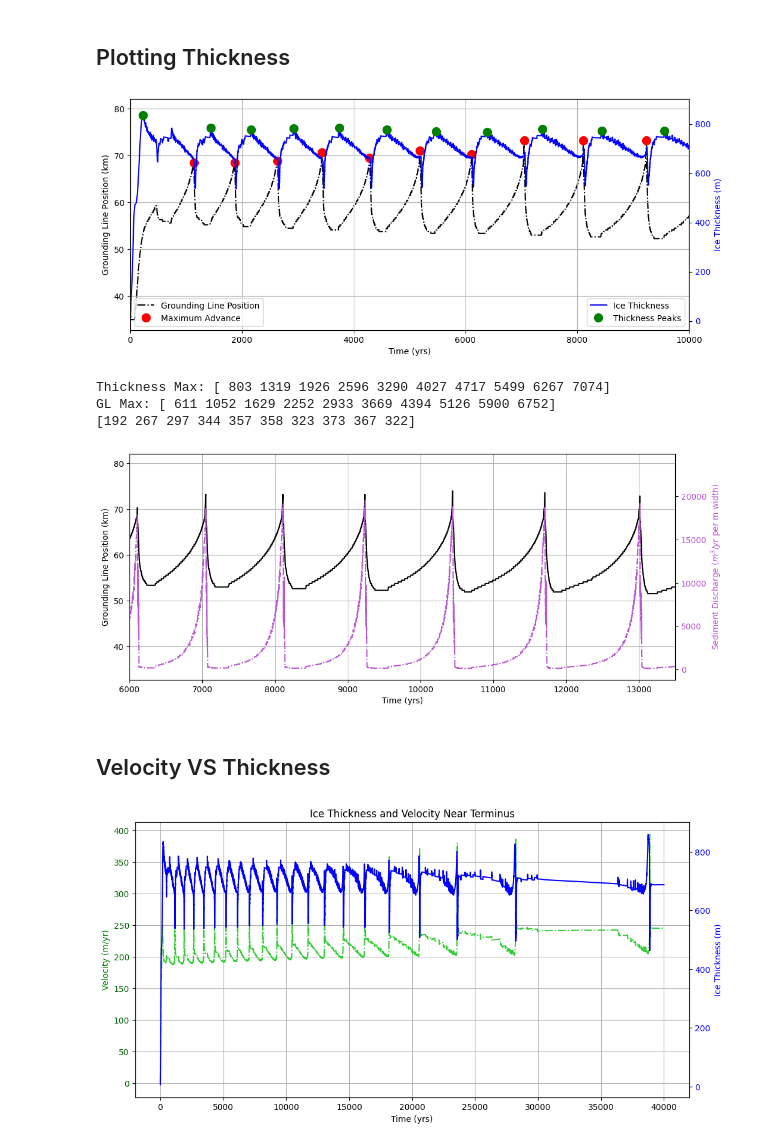
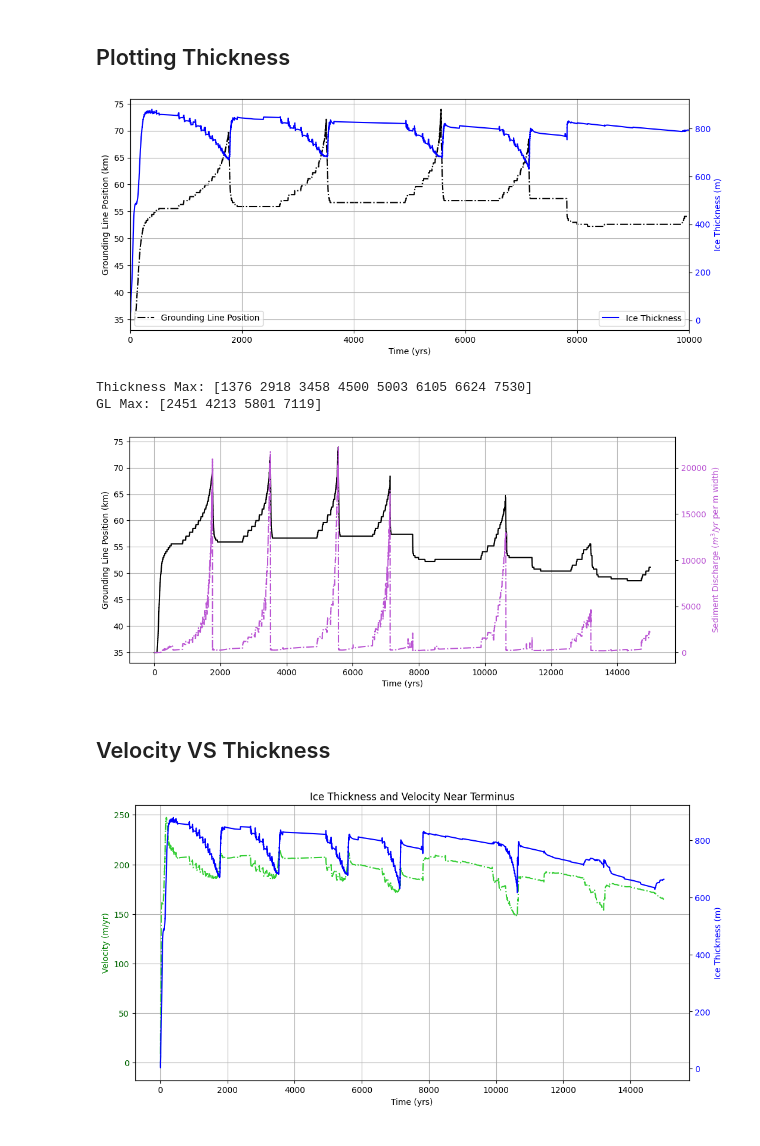
Before and after one commit to ktlix2ski/brinkmodeltest, a Jupyter notebook: Analysis/EasyQuickWorkbook.ipynb, the cells around one changed output. Cells and saved outputs as stored; diff of their text form; code cells hidden in the pictures.

```diff
--- a/Analysis/EasyQuickWorkbook.ipynb
+++ b/Analysis/EasyQuickWorkbook.ipynb
@@ -23,9 +23,9 @@ def get_GL_index(gl_array):
 # %% [markdown]
 # INPUT: TEST VARIABLE + TEST VALUE + FILEPATH
 # %%
-variable = "Default"
-value = "40k"
-path = "/media/kayatroyer/KayaDrive/Thesis/OfficialExperimentRuns/20kTests/40K_Base_test/DATA_Dictionary_2025_04_23__15_33_25.pkl.gz"
+variable = "LinearAmax-0.03"
+value = "15k"
+path = "/home/kayatroyer/Repositories/brinkmodeltest/Output/Variable_Dictionaries/DATA_Dictionary_2025_08_20__14_11_19.pkl.gz"
 with gzip.open(path, 'rb') as f:
     DATA_dict = pickle.load(f)
 
@@ -378,41 +386,40 @@ peaks_H = np.array(peaks_H)[mask[peaks_H]]
 
 
 fig, ax1 = plt.subplots(figsize=(12, 5))
 ax1.set_zorder(2)
 ax1.patch.set_visible(False)
 
 
 ax1.plot(time, GL_km, label='Grounding Line Position', ls = 'dashdot', color='black', zorder=1)
-ax1.plot(np.array(time)[peaks_gl], GL_km[peaks_gl], 'ro', label='Maximum Advance', markersize = 10, zorder=10)
+# ax1.plot(np.array(time)[peaks_gl], GL_km[peaks_gl], 'ro', label='Maximum Advance', markersize = 10, zorder=10)
 ax1.set_xlabel(xaxis_vel)
 ax1.set_ylabel(yaxis_GL_better, color='black')
 ax1.tick_params(axis='y', labelcolor='black')
 ax1.set_xlim(0,10000)
 ax1.grid()
 
 # Secondary axis for velocities
 ax2 = ax1.twinx()
 ax2.plot(time_steps, term_thinning, color='blue', linestyle='-', label=f'Ice Thickness', zorder=1)
-ax2.plot(np.array(time_steps)[peaks_H], np.array(term_thinning)[peaks_H], 'go', label='Thickness Peaks', markersize = 10, zorder=10)
+# ax2.plot(np.array(time_steps)[peaks_H], np.array(term_thinning)[peaks_H], 'go', label='Thickness Peaks', markersize = 10, zorder=10)
 ax2.set_ylabel(("Ice Thickness (m)"), color='blue')
 ax2.tick_params(axis='y', labelcolor='blue')
 
 ax2.legend(loc = 4)
 ax1.legend(loc = 3)
 
 # plt.title(title_H)
 plt.show()
 
-fig.savefig("/media/kayatroyer/KayaDrive/Thesis/Figures/FinalFigures/IceThickness_plot_40k_default.svg", format ="svg", bbox_inches='tight')
+# fig.savefig("/media/kayatroyer/KayaDrive/Thesis/Figures/FinalFigures/IceThickness_plot_40k_default.svg", format ="svg", bbox_inches='tight')
 
 print(f"Thickness Max: {peaks_H[1:]}")
 print(f"GL Max: {peaks_gl}")
-print(peaks_H[1:] - peaks_gl)
+# print(peaks_H[1:] - peaks_gl)
 # %% [output]
-[figure, old version]
+[figure, new version]
-Thickness Max: [ 803 1319 1926 2596 3290 4027 4717 5499 6267 7074]
-GL Max: [ 611 1052 1629 2252 2933 3669 4394 5126 5900 6752]
-[192 267 297 344 357 358 323 373 367 322]
+Thickness Max: [1376 2918 3458 4500 5003 6105 6624 7530]
+GL Max: [2451 4213 5801 7119]
 # %%
 
 max_Qs = np.array([max(values) for values in Qs_dict.values()])
@@ -432,7 +439,7 @@ ax1.plot(time, GL_km, label='Grounding Line Position', color='black')
 ax1.set_xlabel(xaxis_vel)
 ax1.set_ylabel(yaxis_GL_better, color='black')
 ax1.tick_params(axis='y', labelcolor='black')
-ax1.set_xlim(6000,13500)
+# ax1.set_xlim(6000,13500)
 ax1.grid()
 
 # Velocity
@@ -443,7 +450,7 @@ ax2.tick_params(axis='y', labelcolor='mediumorchid')
 
 # fig.savefig("/media/kayatroyer/KayaDrive/Thesis/Figures/FinalFigures/SedDis_plot_40k_default.svg", format ="svg", bbox_inches='tight')
 # %% [output]
-[figure, old version]
+[figure, new version]
 # %% [markdown]
 ## Velocity VS Thickness
 # %%
@@ -466,7 +473,7 @@ ax2.tick_params(axis='y', labelcolor='blue')
 plt.title("Ice Thickness and Velocity Near Terminus")
 plt.show()
 # %% [output]
-[figure, old version]
+[figure, new version]
 # %%
 vel_peaks, _ = find_peaks(term_surface_velocity, prominence=5)
 H_peaks, _ = find_peaks(term_thinning, prominence=5)
```
Also changed, not shown: parts of 10 cells of this notebook, 4 other files.
